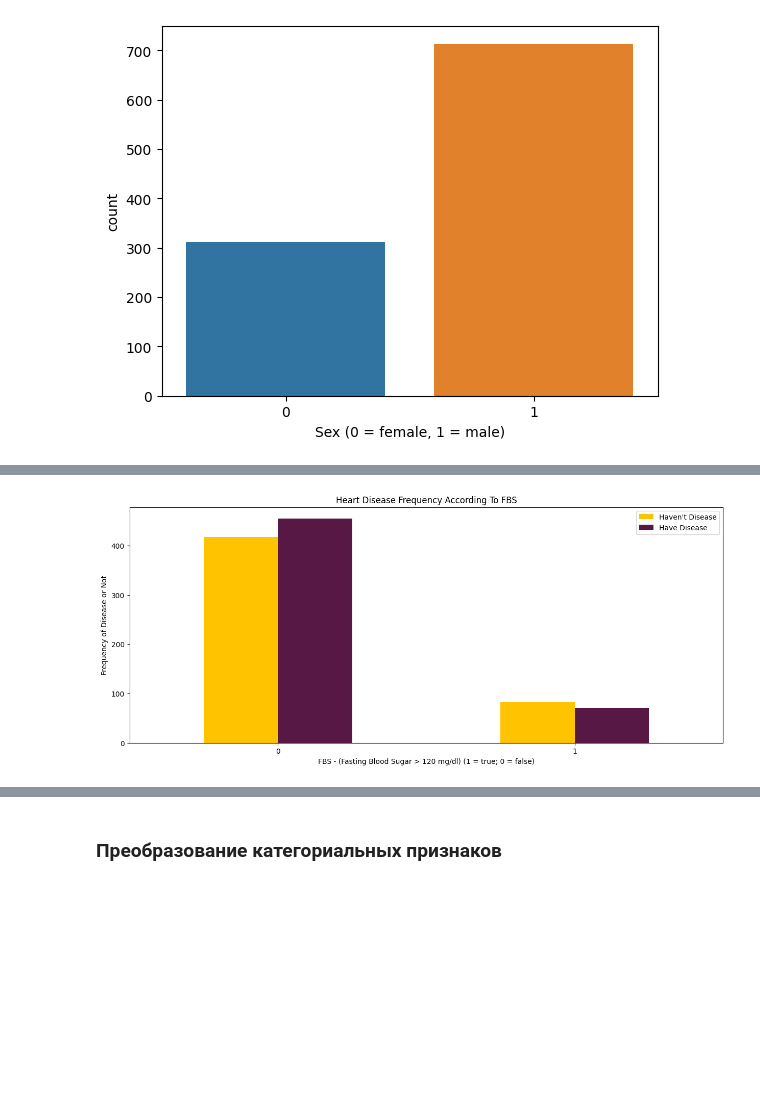
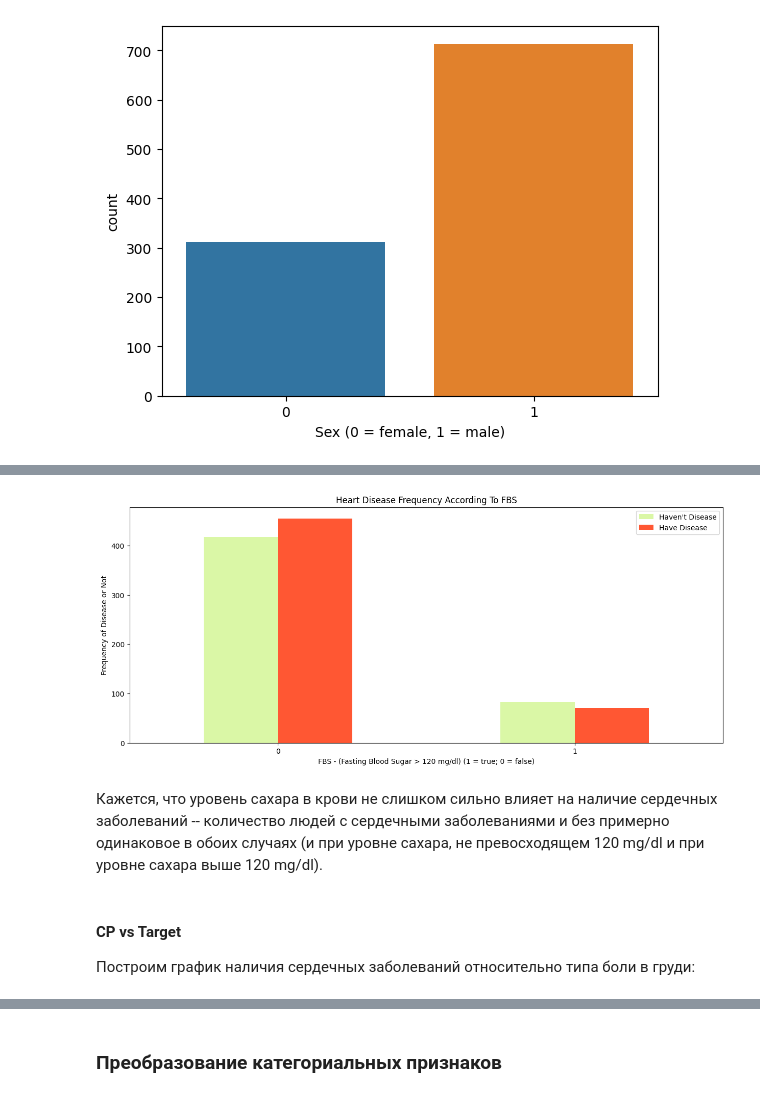
Before and after one commit to katevi/Introduction-to-ML, a Jupyter notebook: lab2/heart_disease_analysis.ipynb, the cells around one changed output, grey strips where cells are left out. Drawn from its saved outputs; the diff is of its cells as text; code cells hidden in the pictures; blank space fills up the shorter version.

```diff
--- a/lab2/heart_disease_analysis.ipynb
+++ b/lab2/heart_disease_analysis.ipynb
@@ -118,11 +168,16 @@ plt.show()
 # %%
-pd.crosstab(df.fbs,df.target).plot(kind="bar", figsize=(15, 6), color=['#FFC300','#581845' ])
+pd.crosstab(df.fbs,df.target).plot(kind="bar", figsize=(15, 6), color=['#DAF7A6','#FF5733'])
 plt.title('Heart Disease Frequency According To FBS')
 plt.xlabel('FBS - (Fasting Blood Sugar > 120 mg/dl) (1 = true; 0 = false)')
 plt.xticks(rotation = 0)
 plt.legend(["Haven't Disease", "Have Disease"])
 plt.ylabel('Frequency of Disease or Not')
 plt.show()
 # %% [output]
-[figure, old version]
+[figure, new version]
+# %% [markdown]
+Кажется, что уровень сахара в крови не слишком сильно влияет на наличие сердечных заболеваний -- количество людей с сердечными заболеваниями и без примерно одинаковое в обоих случаях (и при уровне сахара, не превосходящем 120 mg/dl и при уровне сахара выше 120 mg/dl).
+# %% [markdown]
+#### CP vs Target
+Построим график наличия сердечных заболеваний относительно типа боли в груди:
 # %%
```
Also changed, not shown: parts of 37 cells of this notebook.
